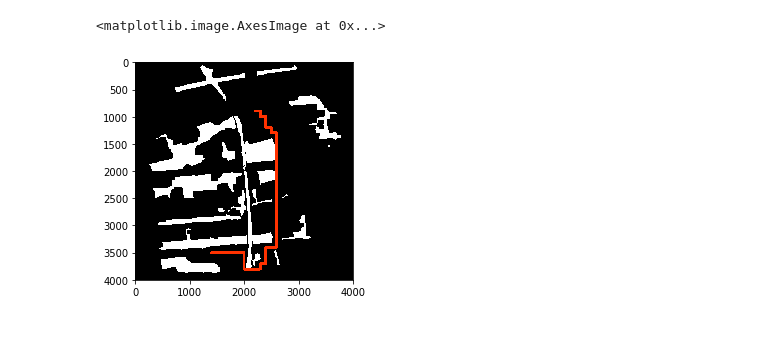
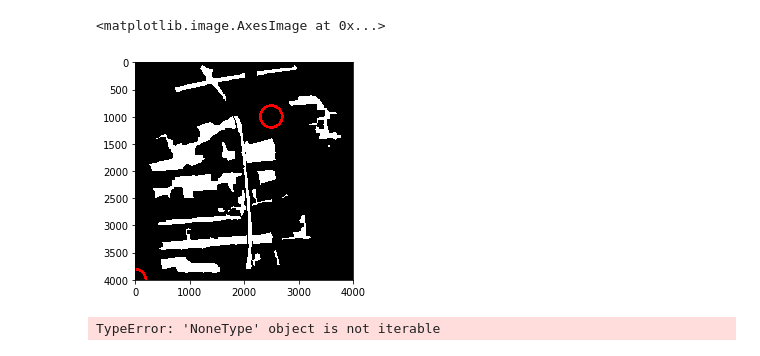
Before and after one commit to qqaazxddrr/dian_wang, a Jupyter notebook: pathfinding.ipynb, the cells around one changed output. Cells and saved outputs as stored; diff of their text form; code cells hidden in the pictures.

```diff
--- a/pathfinding.ipynb
+++ b/pathfinding.ipynb
@@ -12,3 +33,2 @@ plt.imshow(gridMap)
 # %%
-maze = cv2.inRange(gridMap, 2.9, 3.1)
-plt.imshow(maze)
+maze = cv2.inRange(gridMap, 3.9, 4.1)
@@ -22,0 +44,7 @@ end = (2200,900)
+# %%
+start = (0,3999)
+end = (2500,1000)
+neigh_range = (200, 300)
+sample_n = 20
+# %%
+maze_viz = cv2.cvtColor(maze, cv2.COLOR_GRAY2RGB)
@@ -23,3 +56,13 @@ end = (2200,900)
+# %%
+maze_viz=cv2.circle(maze_viz, start, 200, (255, 0, 0), 50)
+maze_viz=cv2.circle(maze_viz, end, 200, (255, 0, 0), 50)
+plt.imshow(maze_viz)
+# %% [output]
+<matplotlib.image.AxesImage at 0x...>
+[figure, added]
 # %%
-path = list(pathfinder(maze).astar(start, end))
+finder = pathfinder(maze, neigh_range, sample_n, gridMap)
+path = list(finder.astar(start, end))
+# %% [output]
+TypeError: 'NoneType' object is not iterable
 # %%
@@ -27,12 +70,0 @@ maze_viz = cv2.cvtColor(maze,cv2.COLOR_GRAY2RGB)
-# %%
-p1 = path[0]
-for index,p in enumerate(path):
-    if index == 0:
-        continue
-    p2 = p
-    cv2.line(maze_viz, p1, p2, (255,50,0), 50)
-    p1 = p
-plt.imshow(maze_viz)
-# %% [output]
-<matplotlib.image.AxesImage at 0x...>
-[figure, removed]
```
Also changed, not shown: parts of 15 cells of this notebook, 4 other files.
